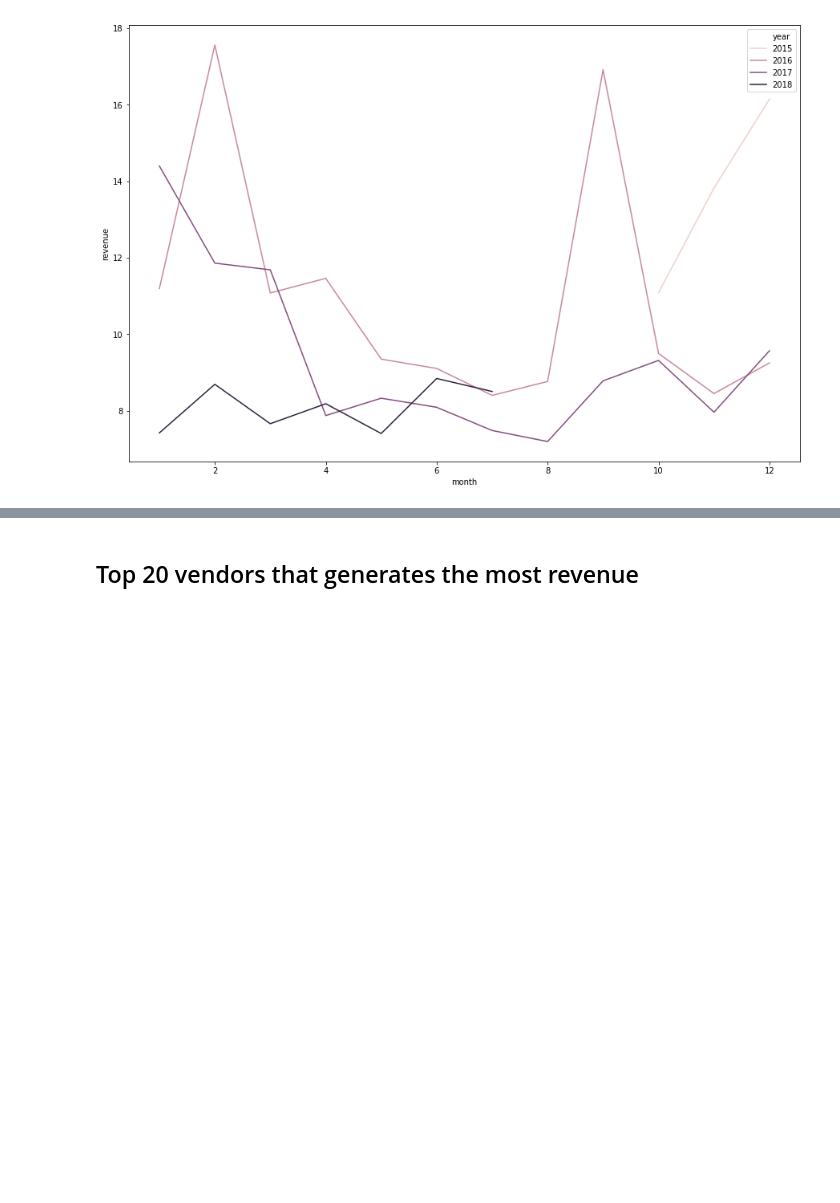
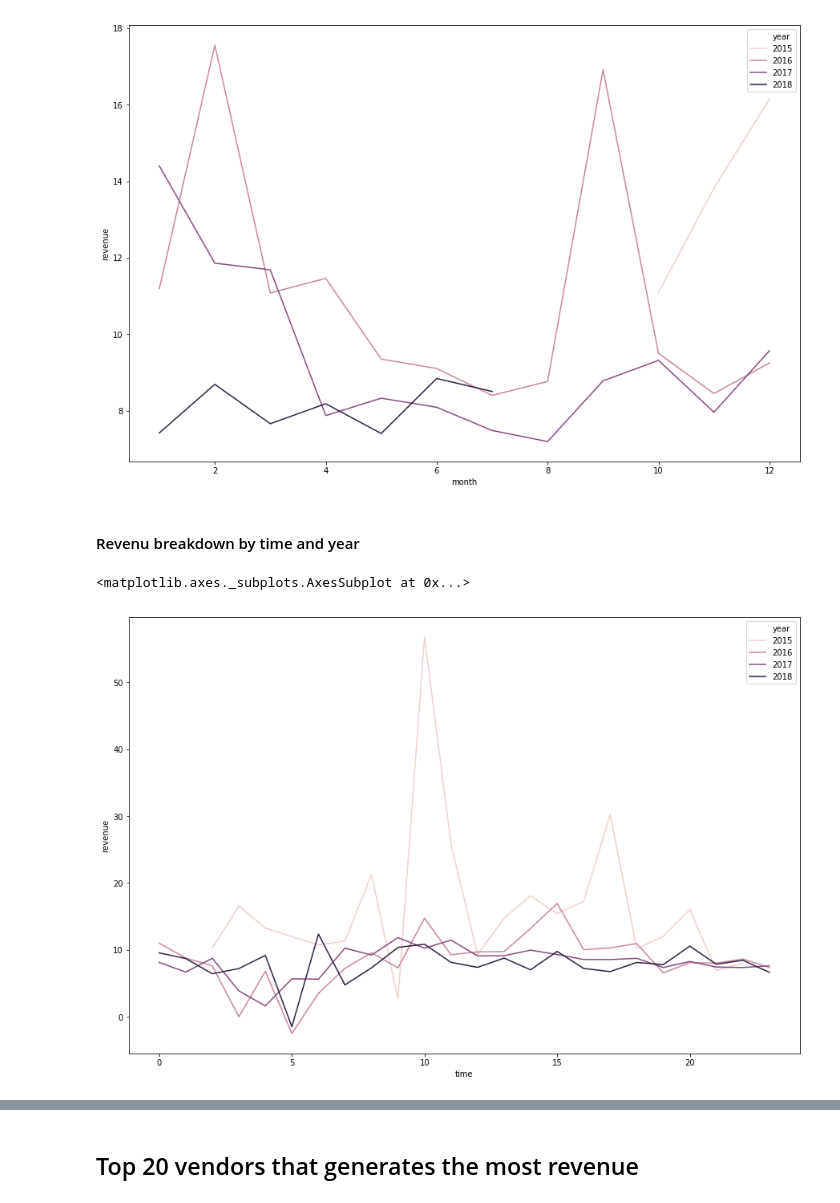
Before and after one commit to lksfr/NOSO, a Jupyter notebook: Iris/NOSO.ipynb, the cells around one changed output, grey strips where cells are left out. Drawn from its saved outputs; the diff is of its cells as text; code cells hidden in the pictures; blank space fills up the shorter version.

```diff
--- a/Iris/NOSO.ipynb
+++ b/Iris/NOSO.ipynb
@@ -303,3 +283,11 @@ sns.lineplot(x="month", y="revenue", hue="year",ci=None,data=df)
 # %% [output]
 <matplotlib.axes._subplots.AxesSubplot at 0x...>
 [figure]
+# %% [markdown]
+#### Revenu breakdown by time and year
+# %%
+plt.figure(figsize=(15,10))
+sns.lineplot(x="time", y="revenue", hue="year",ci=None,data=df)
+# %% [output]
+<matplotlib.axes._subplots.AxesSubplot at 0x...>
+[figure, added]
```
Also changed, not shown: parts of 23 cells of this notebook.
